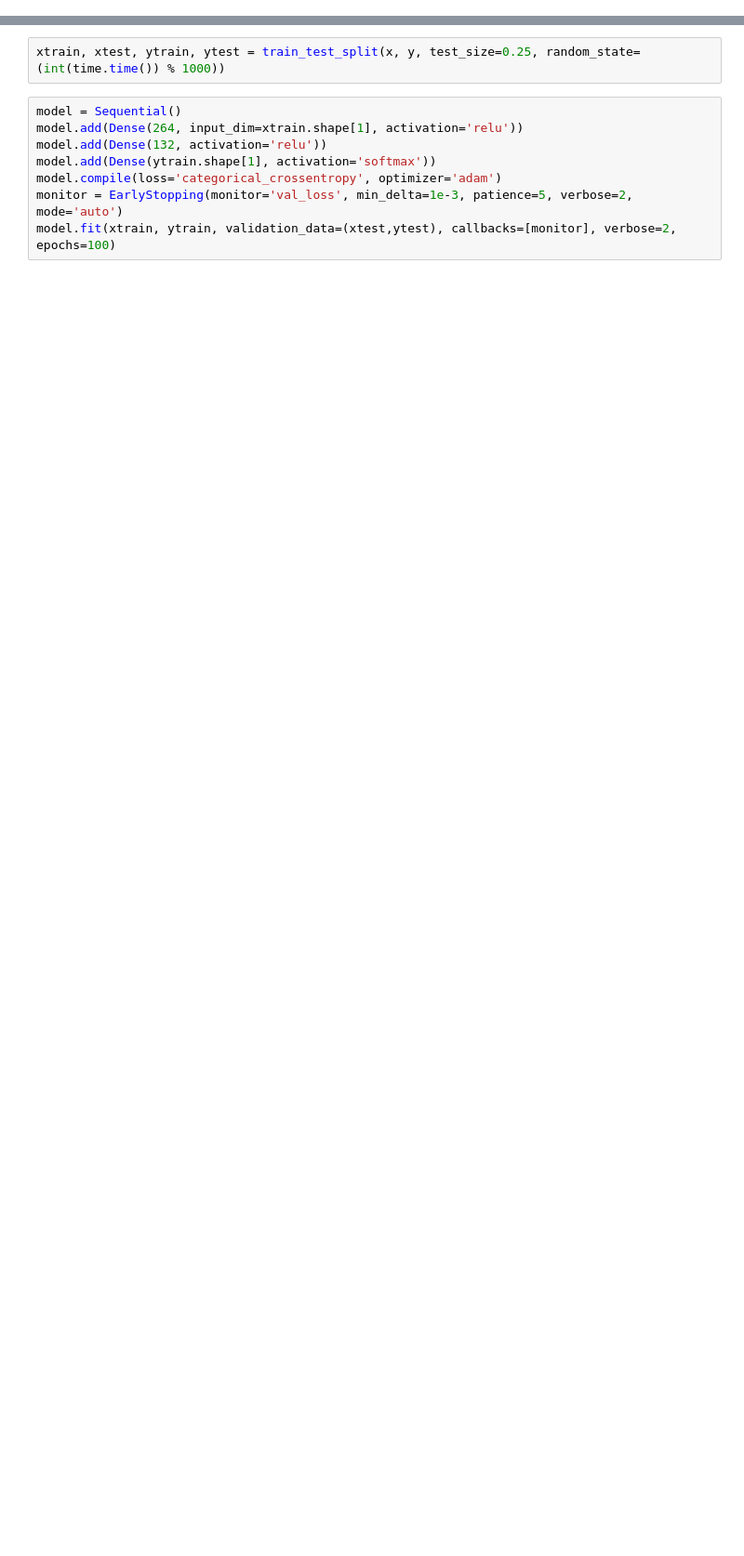
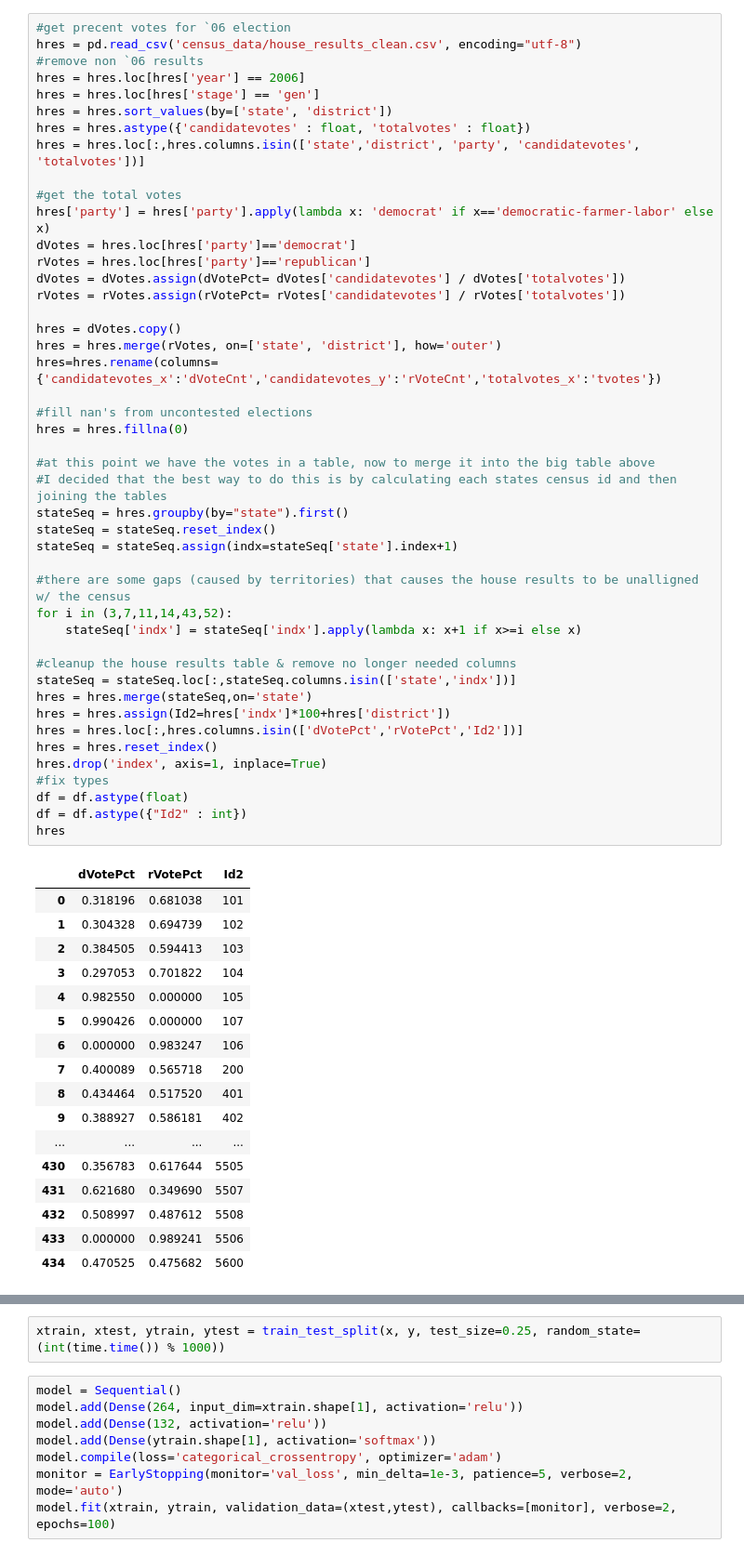
Before and after one commit to randallpl/Election_Predictor_CSC180, a Jupyter notebook: csc180fproj.ipynb, the cells around one changed output, grey strips where cells are left out. Shown at 93% size. Saved outputs shown, nothing was run; the diff lists cells and outputs as text; blank space fills up the shorter version.

Commit message:
fixed the continuous output loading & cleaning

```diff
--- a/csc180fproj.ipynb
+++ b/csc180fproj.ipynb
@@ -169,0 +203,63 @@ winner
+# %%
+#get precent votes for `06 election
+hres = pd.read_csv('census_data/house_results_clean.csv', encoding="utf-8")
+#remove non `06 results
+hres = hres.loc[hres['year'] == 2006]
+hres = hres.loc[hres['stage'] == 'gen']
+hres = hres.sort_values(by=['state', 'district'])
+hres = hres.astype({'candidatevotes' : float, 'totalvotes' : float})
+hres = hres.loc[:,hres.columns.isin(['state','district', 'party', 'candidatevotes', 'totalvotes'])]
+
+#get the total votes
+hres['party'] = hres['party'].apply(lambda x: 'democrat' if x=='democratic-farmer-labor' else x)
+dVotes = hres.loc[hres['party']=='democrat']
+rVotes = hres.loc[hres['party']=='republican']
+dVotes = dVotes.assign(dVotePct= dVotes['candidatevotes'] / dVotes['totalvotes'])
+rVotes = rVotes.assign(rVotePct= rVotes['candidatevotes'] / rVotes['totalvotes'])
+
+hres = dVotes.copy()
+hres = hres.merge(rVotes, on=['state', 'district'], how='outer')
+hres=hres.rename(columns={'candidatevotes_x':'dVoteCnt','candidatevotes_y':'rVoteCnt','totalvotes_x':'tvotes'})
+
+#fill nan's from uncontested elections
+hres = hres.fillna(0)
+
+#at this point we have the votes in a table, now to merge it into the big table above
+#I decided that the best way to do this is by calculating each states census id and then joining the tables
+stateSeq = hres.groupby(by="state").first()
+stateSeq = stateSeq.reset_index()
+stateSeq = stateSeq.assign(indx=stateSeq['state'].index+1)
+
+#there are some gaps (caused by territories) that causes the house results to be unalligned w/ the census
+for i in (3,7,11,14,43,52):
+    stateSeq['indx'] = stateSeq['indx'].apply(lambda x: x+1 if x>=i else x)
+
+#cleanup the house results table & remove no longer needed columns
+stateSeq = stateSeq.loc[:,stateSeq.columns.isin(['state','indx'])]
+hres = hres.merge(stateSeq,on='state')
+hres = hres.assign(Id2=hres['indx']*100+hres['district'])
+hres = hres.loc[:,hres.columns.isin(['dVotePct','rVotePct','Id2'])]
+hres = hres.reset_index()
+hres.drop('index', axis=1, inplace=True)
+#fix types
+df = df.astype(float)
+df = df.astype({"Id2" : int})
+hres
+# %% [output]
+|  | dVotePct | rVotePct | Id2 |
+| 0 | 0.318196 | 0.681038 | 101 |
+| 1 | 0.304328 | 0.694739 | 102 |
+| 2 | 0.384505 | 0.594413 | 103 |
+| 3 | 0.297053 | 0.701822 | 104 |
+| 4 | 0.982550 | 0.000000 | 105 |
+| 5 | 0.990426 | 0.000000 | 107 |
+| 6 | 0.000000 | 0.983247 | 106 |
+| 7 | 0.400089 | 0.565718 | 200 |
+| 8 | 0.434464 | 0.517520 | 401 |
+| 9 | 0.388927 | 0.586181 | 402 |
+| ... | ... | ... | ... |
+| 430 | 0.356783 | 0.617644 | 5505 |
+| 431 | 0.621680 | 0.349690 | 5507 |
+| 432 | 0.508997 | 0.487612 | 5508 |
+| 433 | 0.000000 | 0.989241 | 5506 |
+| 434 | 0.470525 | 0.475682 | 5600 |
```
Also changed, not shown: parts of 29 cells of this notebook, 2 other files.
